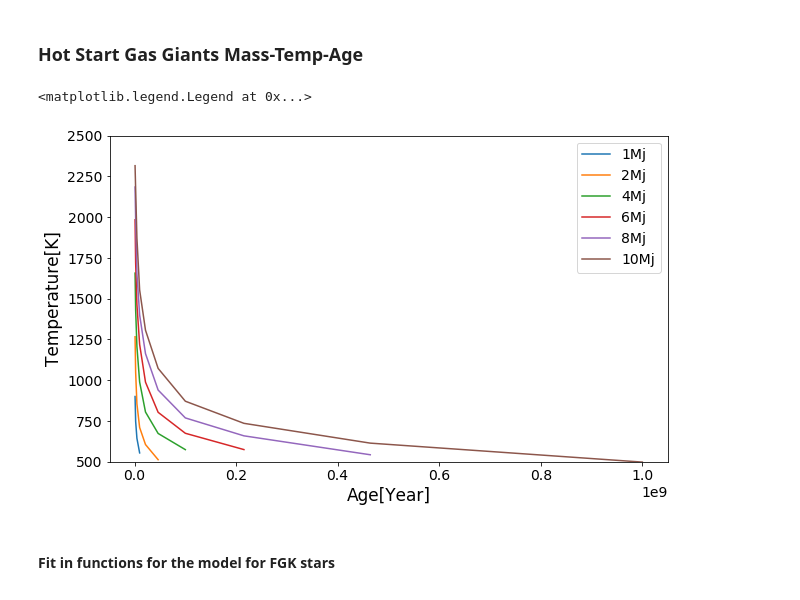
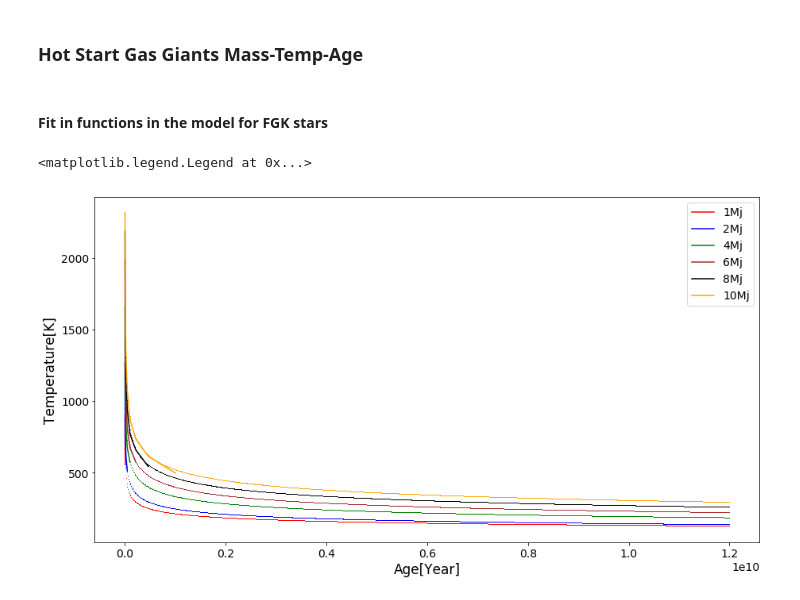
Before and after one commit to LorenzoZhu/2019_summer_research, a Jupyter notebook: simulation(2).ipynb, the cells around one changed output. Cells and saved outputs as stored; diff of their text form; code cells hidden in the pictures.

```diff
--- a/simulation(2).ipynb
+++ b/simulation(2).ipynb
@@ -369,23 +381,57 @@ temp8 = np.array([2184.9,1987.6,1656.0,1400.7,1163.4,940.0,769.1,659.2,543.2])
 #Mj=10
 age10 = np.array([1.000e+06,2.154e+06,4.642e+06,1.000e+07,2.154e+07,4.642e+07,1.000e+08,2.154e+08,4.642e+08,1.000e+09])
 temp10 = np.array([2315.7,2168.4,1873.0,1553.8,1307.0,1072.7,871.5,735.9,614.5,498.2])
+# %% [markdown]
+#### Fit in functions in the model for FGK stars
+# %%
+#transfer the log functions to linear functions and perform fit
+def log(x):
+    return np.log10(x)
+
+def linearfit(x,y):
+    return np.polyfit(log(x),log(y),1)
+
+#fit all the six lines
+a1,b1 = linearfit(age1,temp1)
+a2,b2 = linearfit(age2,temp2)
+a4,b4 = linearfit(age4,temp4)
+a6,b6 = linearfit(age6,temp6)
+a8,b8 = linearfit(age8,temp8)
+a10,b10 = linearfit(age10,temp10)
+
+#change the age into log age
+FGK_logage = log(FGK_age)
 # %%
-plt.figure(figsize=(10,6))
+plt.figure(figsize=(15,8))
 
-plt.ylim(500,2500)
+#plt.ylim(500,2500)
 plt.ylabel('Temperature[K]')
 plt.xlabel('Age[Year]')
 
-plt.plot(age1,temp1,label='1Mj')
-plt.plot(age2,temp2,label='2Mj')
-plt.plot(age4,temp4,label='4Mj')
-plt.plot(age6,temp6,label='6Mj')
-plt.plot(age8,temp8,label='8Mj')
-plt.plot(age10,temp10,label='10Mj')
+plt.plot(age1,temp1,label='1Mj',color = 'red')
+plt.plot(age2,temp2,label='2Mj',color = 'blue')
+plt.plot(age4,temp4,label='4Mj',color = 'green')
+plt.plot(age6,temp6,label='6Mj',color = 'brown')
+plt.plot(age8,temp8,label='8Mj',color = 'black')
+plt.plot(age10,temp10,label='10Mj',color = 'orange')
 
+model_age = log(np.linspace(0,12e+09,1000))
+
+modtemp1 = 10**(model_age*a1+b1)
+modtemp2 = 10**(model_age*a2+b2)
+modtemp4 = 10**(model_age*a4+b4)
+modtemp6 = 10**(model_age*a6+b6)
+modtemp8 = 10**(model_age*a8+b8)
+modtemp10 = 10**(model_age*a10+b10)
+
+#plot temp-age
+plt.errorbar(10**model_age,modtemp1,fmt= ',',color = 'red')
+plt.errorbar(10**model_age,modtemp2,fmt= ',',color = 'blue')
+plt.errorbar(10**model_age,modtemp4,fmt= ',',color = 'green')
+plt.errorbar(10**model_age,modtemp6,fmt= ',',color = 'brown')
+plt.errorbar(10**model_age,modtemp8,fmt= ',',color = 'black')
+plt.errorbar(10**model_age,modtemp10,fmt= ',',color = 'orange')
 plt.legend()
 # %% [output]
 <matplotlib.legend.Legend at 0x...>
-[figure, old version]
+[figure, new version]
-# %% [markdown]
-#### Fit in functions for the model for FGK stars
```
Also changed, not shown: parts of 26 cells of this notebook.
